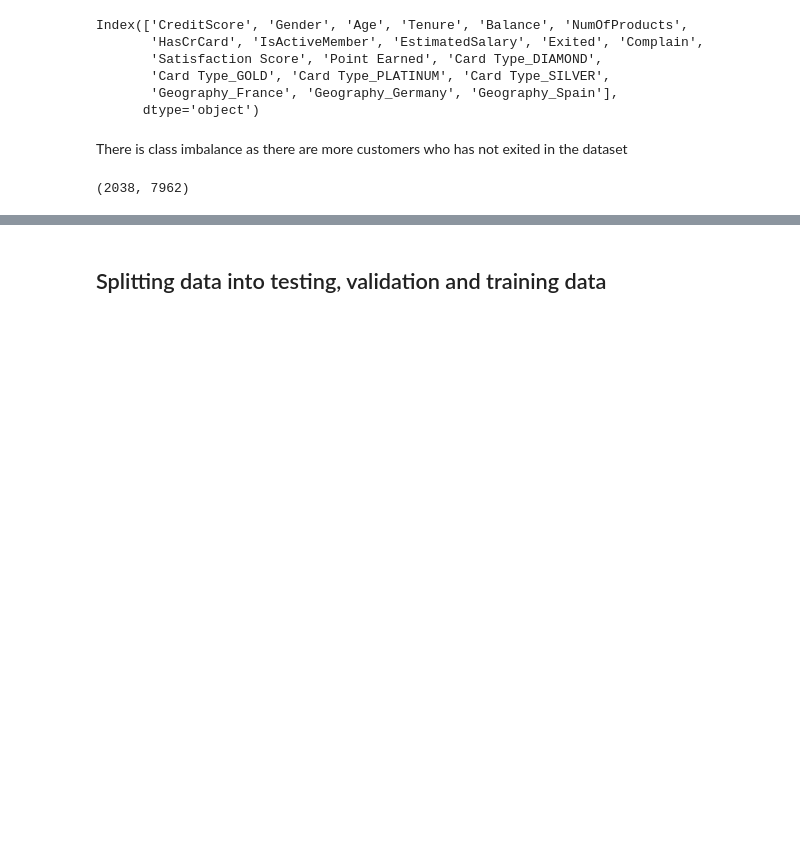
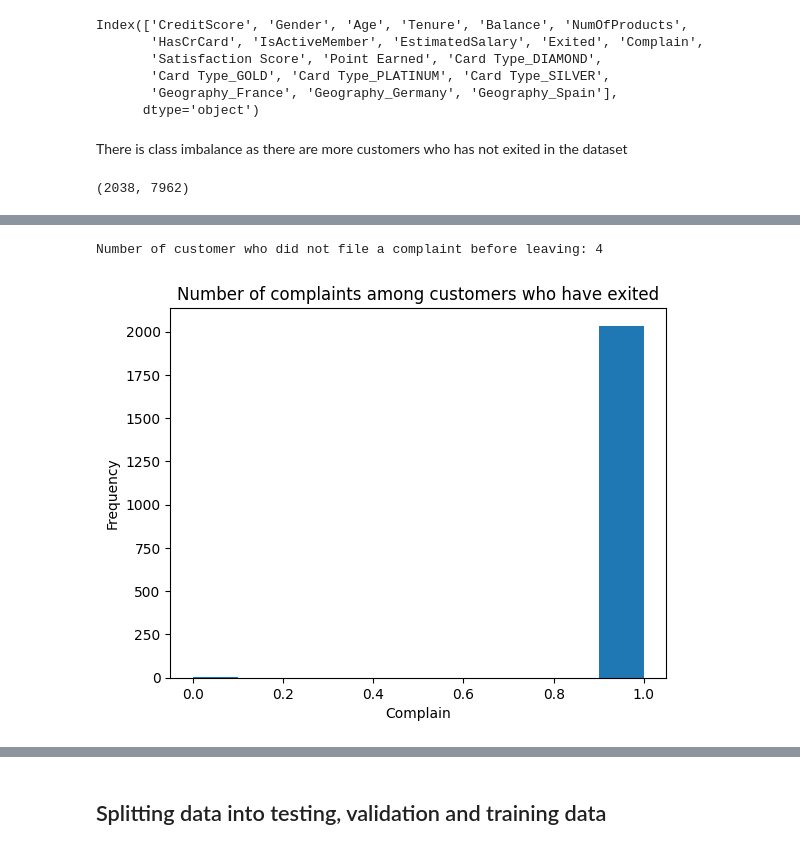
Before and after one commit to SiQiLim/Bank-churn-prediction, a Jupyter notebook: Bank_Churn.ipynb, the cells around one changed output, grey strips where cells are left out. Cells and saved outputs as stored; diff of their text form; code cells hidden in the pictures; blank space fills up the shorter version.

```diff
--- a/Bank_Churn.ipynb
+++ b/Bank_Churn.ipynb
@@ -283,0 +395,11 @@ for i in bank.columns:
+# %%
+exited_complain = bank[bank['Exited']==1]['Complain']
+plt.hist(exited_complain)
+plt.title('Number of complaints among customers who have exited')
+plt.xlabel('Complain')
+plt.ylabel('Frequency')
+
+print('Number of customer who did not file a complaint before leaving:', len(bank[(bank['Exited']==1) & (bank['Complain']==0)]))
+# %% [output]
+Number of customer who did not file a complaint before leaving: 4
+[figure, added]
```
Also changed, not shown: parts of 17 cells of this notebook.
